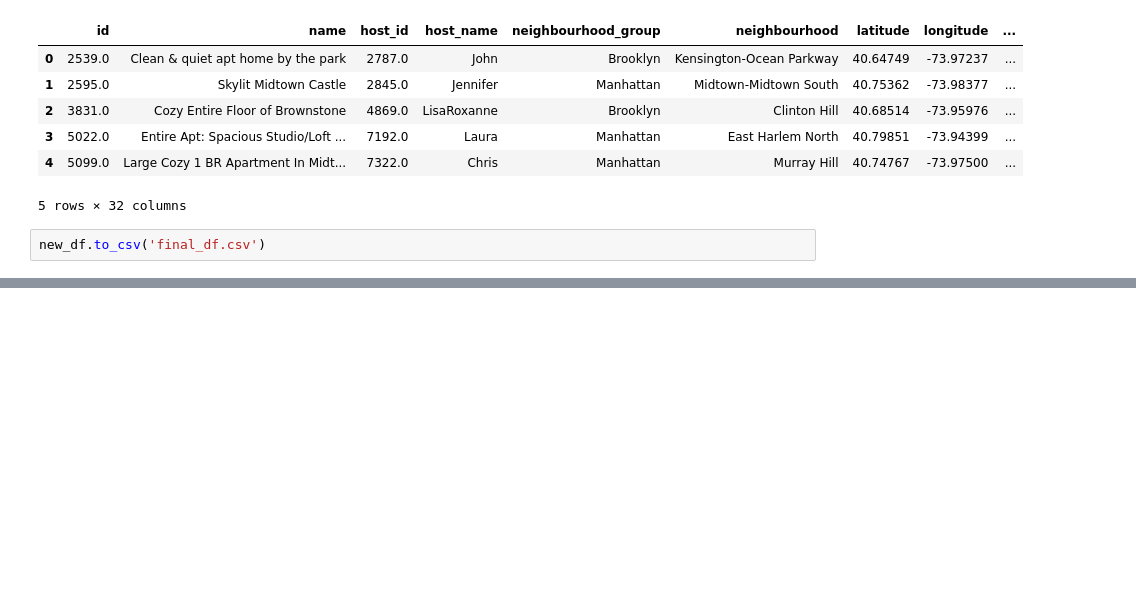
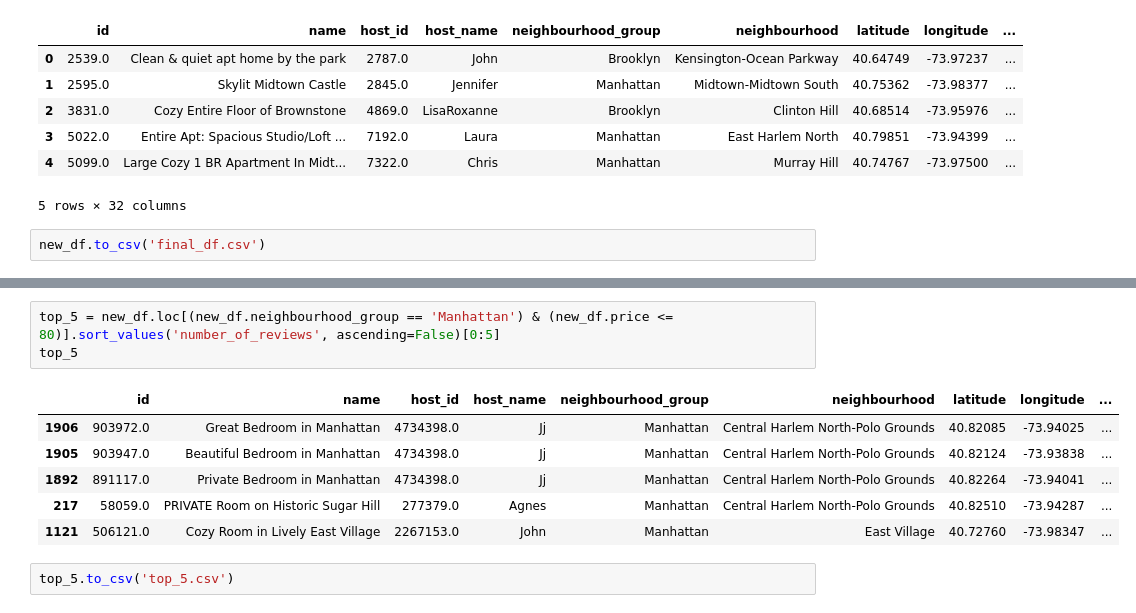
Before and after one commit to DarrenChangSD/DSC-106-Final, a Jupyter notebook: Final.ipynb, the cells around one changed output, grey strips where cells are left out. Cells and saved outputs as stored; diff of their text form; blank space fills up the shorter version.

```diff
--- a/Final.ipynb
+++ b/Final.ipynb
@@ -903,0 +918,12 @@ To see if our friend can actually afford these places, we charted a map chart an
+# %%
+top_5 = new_df.loc[(new_df.neighbourhood_group == 'Manhattan') & (new_df.price <= 80)].sort_values('number_of_reviews', ascending=False)[0:5]
+top_5
+# %% [output]
+|  | id | name | host_id | host_name | neighbourhood_group | neighbourhood | latitude | longitude | ... |
+| 1906 | 903972.0 | Great Bedroom in Manhattan | 4734398.0 | Jj | Manhattan | Central Harlem North-Polo Grounds | 40.82085 | -73.94025 | ... |
+| 1905 | 903947.0 | Beautiful Bedroom in Manhattan | 4734398.0 | Jj | Manhattan | Central Harlem North-Polo Grounds | 40.82124 | -73.93838 | ... |
+| 1892 | 891117.0 | Private Bedroom in Manhattan | 4734398.0 | Jj | Manhattan | Central Harlem North-Polo Grounds | 40.82264 | -73.94041 | ... |
+| 217 | 58059.0 | PRIVATE Room on Historic Sugar Hill | 277379.0 | Agnes | Manhattan | Central Harlem North-Polo Grounds | 40.82510 | -73.94287 | ... |
+| 1121 | 506121.0 | Cozy Room in Lively East Village | 2267153.0 | John | Manhattan | East Village | 40.72760 | -73.98347 | ... |
+# %%
+top_5.to_csv('top_5.csv')
```
Also changed, not shown: parts of 2 cells of this notebook, 7 other files.
